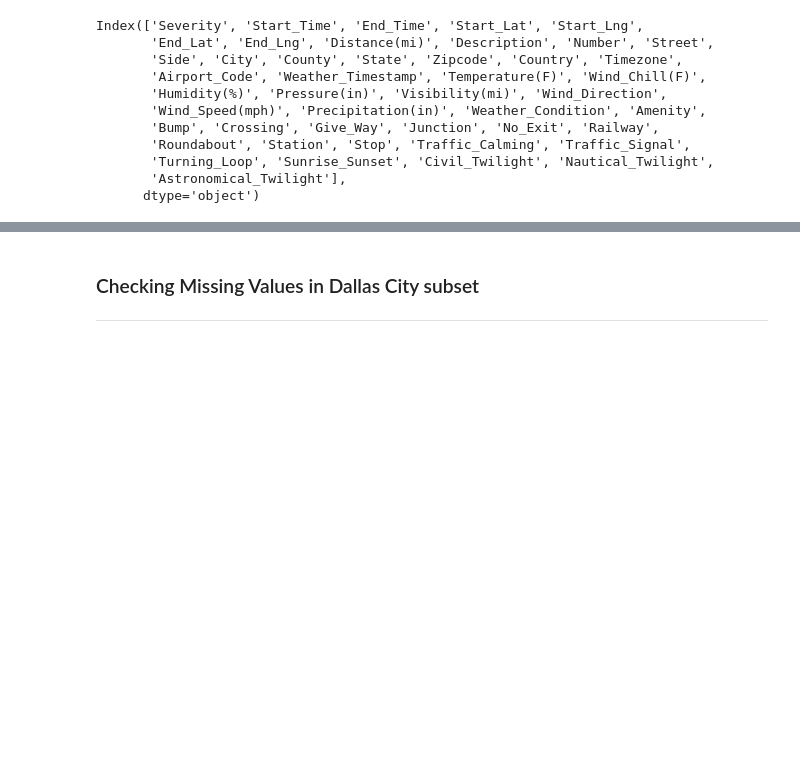
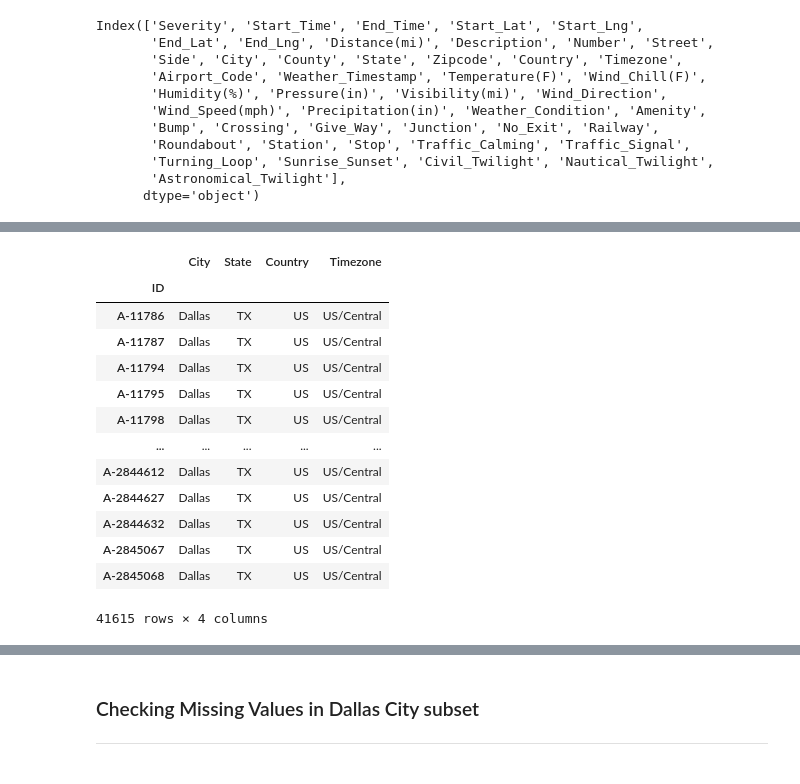
Before and after one commit to rosalierazonable/trafficAccidentAnalysis, a Jupyter notebook: notebooks/Data-Cleaning-and-Restructuring.ipynb, the cells around one changed output, grey strips where cells are left out. Drawn from its saved outputs; the diff is of its cells as text; code cells hidden in the pictures; blank space fills up the shorter version.

```diff
--- a/notebooks/Data-Cleaning-and-Restructuring.ipynb
+++ b/notebooks/Data-Cleaning-and-Restructuring.ipynb
@@ -57,0 +58,17 @@ dallas_city.head(5)
+# %%
+dallas_city[['City', 'State', 'Country', 'Timezone']]
+# %% [output]
+|  | City | State | Country | Timezone |
+| ID |  |  |  |  |
+| A-11786 | Dallas | TX | US | US/Central |
+| A-11787 | Dallas | TX | US | US/Central |
+| A-11794 | Dallas | TX | US | US/Central |
+| A-11795 | Dallas | TX | US | US/Central |
+| A-11798 | Dallas | TX | US | US/Central |
+| ... | ... | ... | ... | ... |
+| A-2844612 | Dallas | TX | US | US/Central |
+| A-2844627 | Dallas | TX | US | US/Central |
+| A-2844632 | Dallas | TX | US | US/Central |
+| A-2845067 | Dallas | TX | US | US/Central |
+| A-2845068 | Dallas | TX | US | US/Central |
+41615 rows × 4 columns
```
Also changed, not shown: parts of 6 cells of this notebook.
